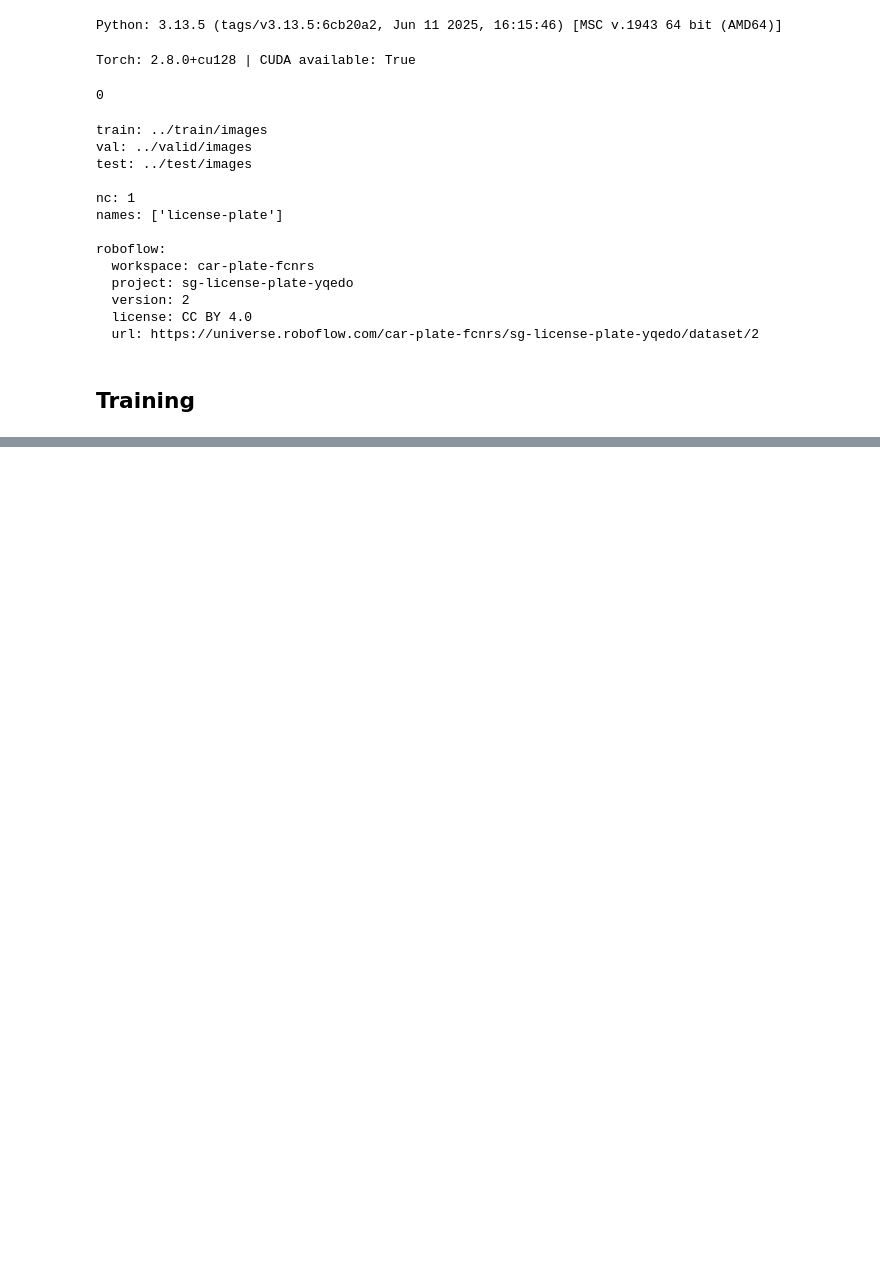
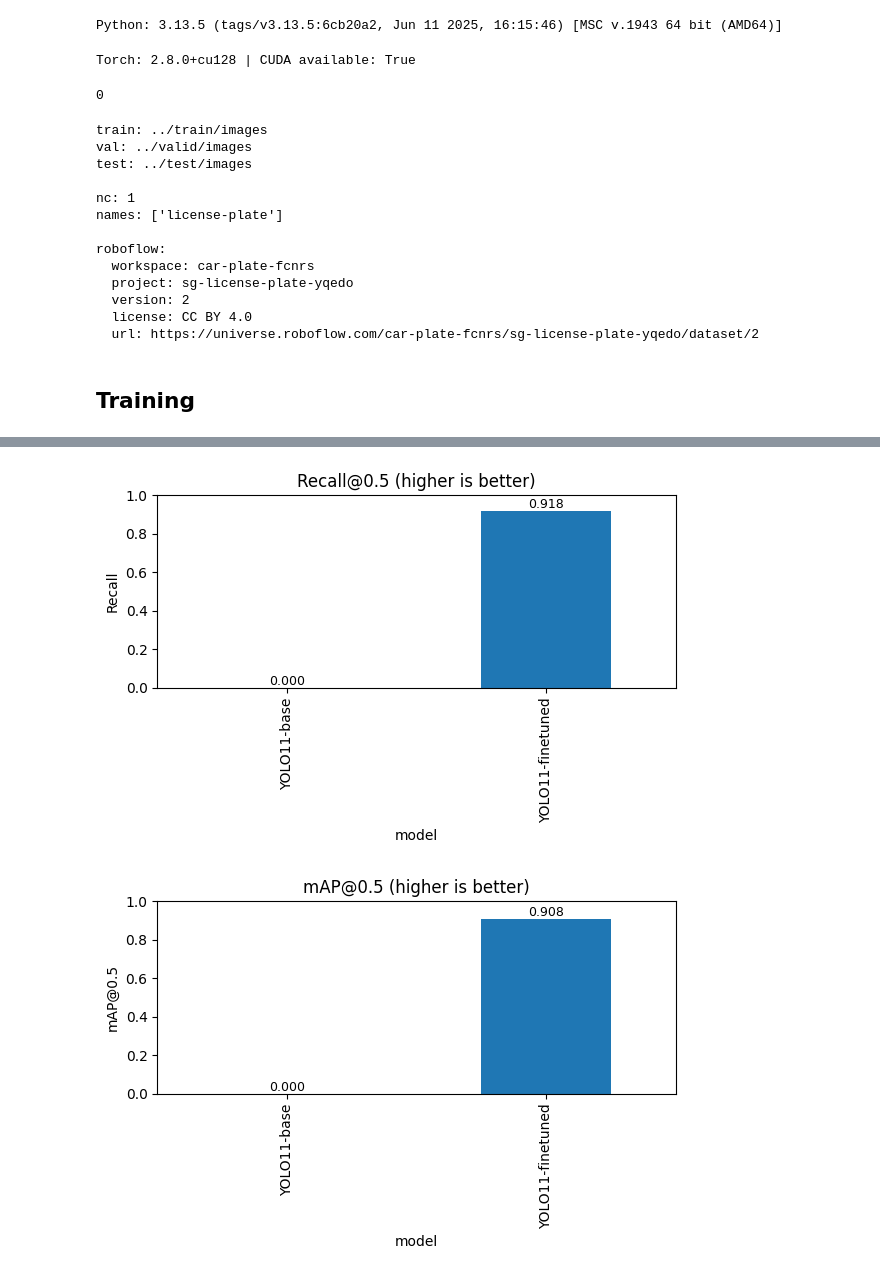
Before and after one commit to Saximn/privastream, a Jupyter notebook: notebooks/plate_blur.ipynb, the cells around one changed output, grey strips where cells are left out. Saved outputs shown, nothing was run; the diff lists cells and outputs as text; code cells hidden in the pictures; blank space fills up the shorter version.

```diff
--- a/notebooks/plate_blur.ipynb
+++ b/notebooks/plate_blur.ipynb
@@ -233,0 +459,7 @@ Compile with `TORCH_USE_CUDA_DSA` to enable device-side assertions.
+# %%
+rows = []
+for name, path in MODELS:
+    metrics = eval_once(path)
+    rows.append({"model": name, **metrics})
+summary_df = pd.DataFrame(rows).set_index("model")
+summary_df.round(4)
@@ -233,0 +487,25 @@ Compile with `TORCH_USE_CUDA_DSA` to enable device-side assertions.
+# %%
+# Recall@0.5
+ax = summary_df["recall@0.5"].plot(kind="bar", figsize=(6,4))
+ax.set_title("Recall@0.5 (higher is better)")
+ax.set_ylabel("Recall")
+ax.set_ylim(0, 1.0)
+for p in ax.patches:
+    ax.annotate(f"{p.get_height():.3f}", (p.get_x()+p.get_width()/2, p.get_height()),
+                ha="center", va="bottom", fontsize=9)
+plt.tight_layout()
+plt.show()
+
+# mAP@0.5
+ax = summary_df["mAP@0.5"].plot(kind="bar", figsize=(6,4))
+ax.set_title("mAP@0.5 (higher is better)")
+ax.set_ylabel("mAP@0.5")
+ax.set_ylim(0, 1.0)
+for p in ax.patches:
+    ax.annotate(f"{p.get_height():.3f}", (p.get_x()+p.get_width()/2, p.get_height()),
+                ha="center", va="bottom", fontsize=9)
+plt.tight_layout()
+plt.show()
+# %% [output]
+[figure, added]
+[figure, added]
```
Also changed, not shown: parts of 9 cells of this notebook, 2 other files.
